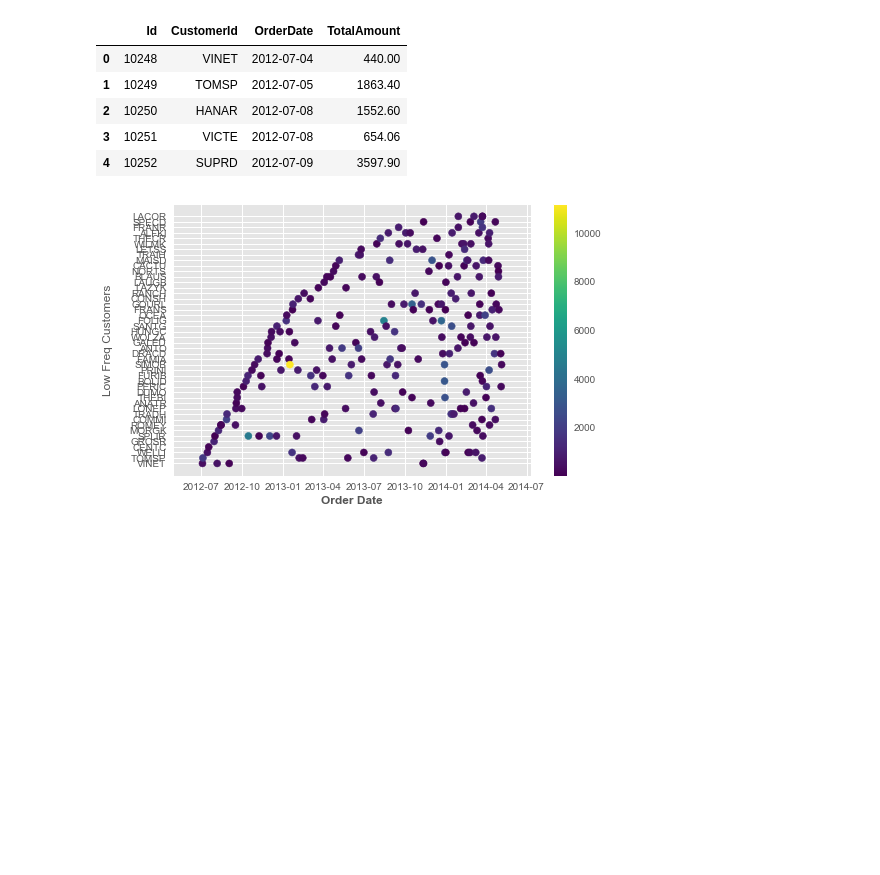
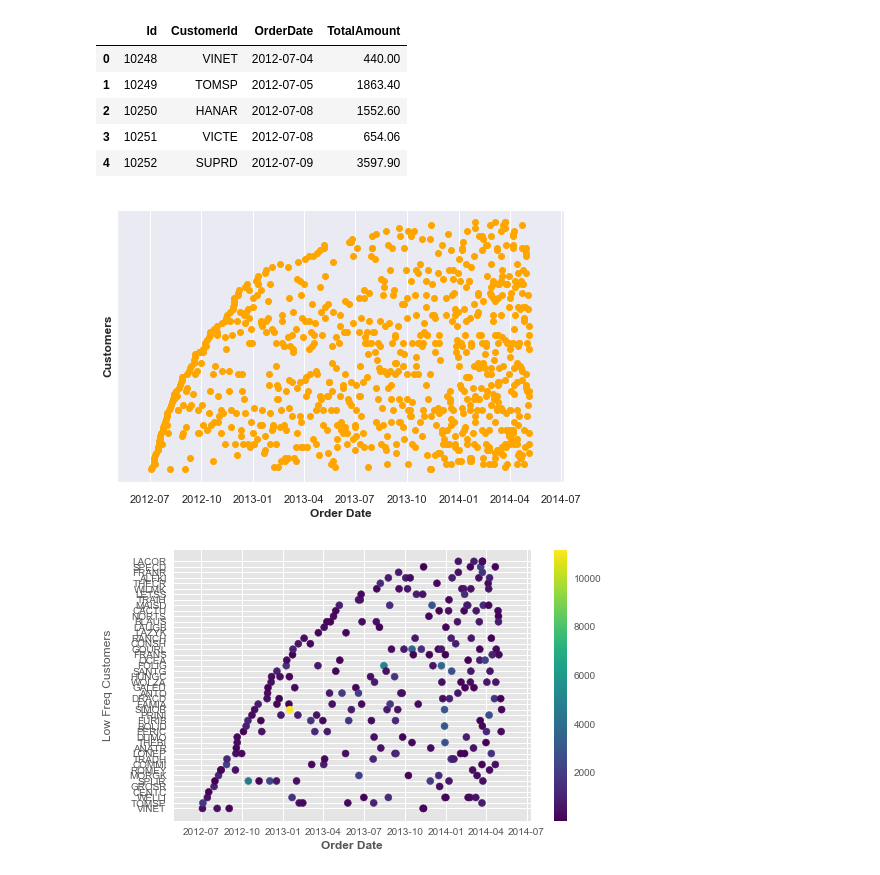
Before and after one commit to Francismorales/dsc-mod-3-project-online-ds-pt-061019, a Jupyter notebook: Project2-Northwind_Hypothesis_Testing.ipynb, the cells around one changed output. Saved outputs shown, nothing was run; the diff lists cells and outputs as text; code cells hidden in the pictures; blank space fills up the shorter version.

```diff
--- a/Project2-Northwind_Hypothesis_Testing.ipynb
+++ b/Project2-Northwind_Hypothesis_Testing.ipynb
@@ -193,6 +243,16 @@ data2.head()
 | 2 | 10250 | HANAR | 2012-07-08 | 1552.60 |
 | 3 | 10251 | VICTE | 2012-07-08 | 654.06 |
 | 4 | 10252 | SUPRD | 2012-07-09 | 3597.90 |
+# %%
+#Plot sales over time for all customers
+plt.figure(figsize=(8, 5))
+sc = plt.scatter(data2['OrderDate'], data2['CustomerId'], marker='o', c='orange')
+plt.yticks([])
+plt.xlabel('Order Date', fontweight='bold')
+plt.ylabel('Customers', fontweight='bold')
+plt.show()
+# %% [output]
+[figure, added]
 # %%
 #select the customer IDs from the high and low frequency from the second dataset
 High_freq = data2.loc[data2['CustomerId'].isin(high_frequency['CustomerId'])]
```
Also changed, not shown: parts of 9 cells of this notebook.
